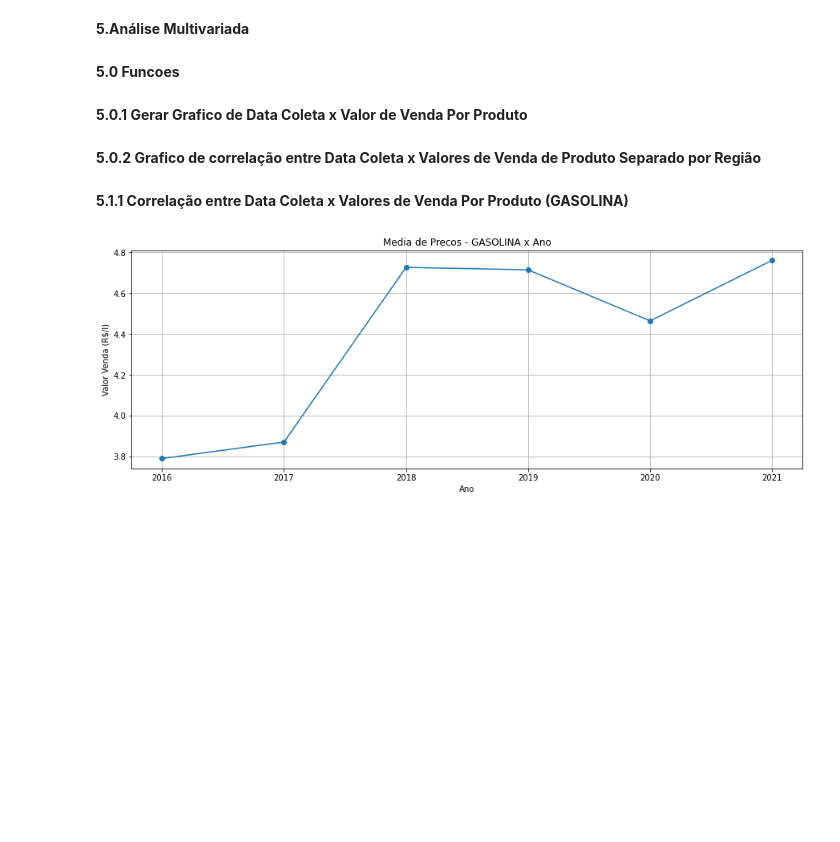
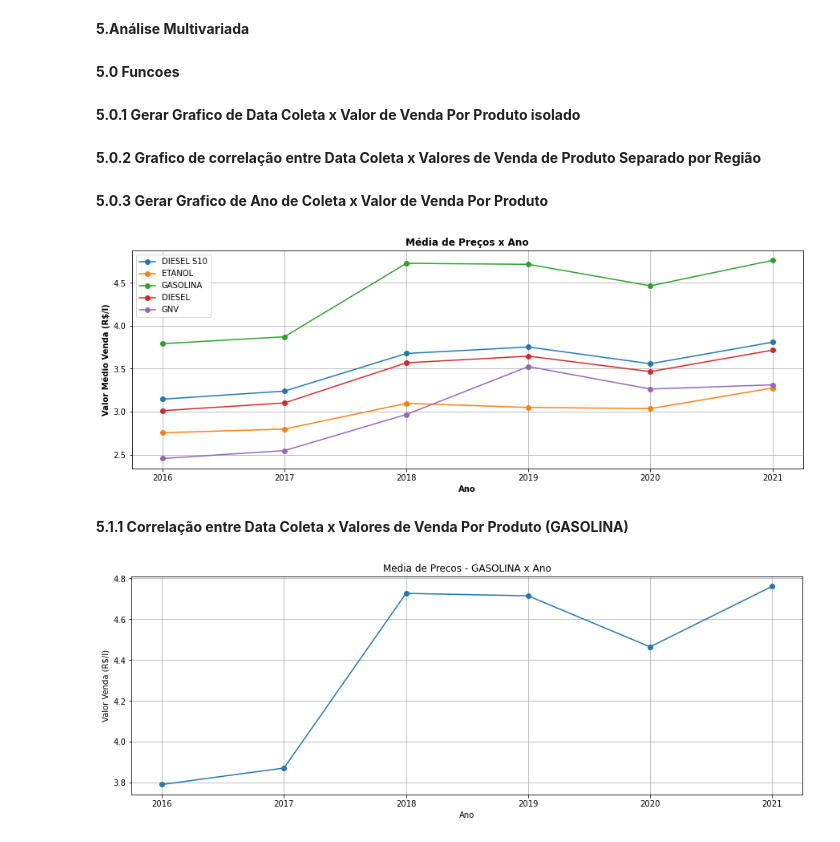
Before and after one commit to leoregisr/gas-price-history, a Jupyter notebook: AnaliseExploratoria.ipynb, the cells around one changed output. Drawn from its saved outputs; the diff is of its cells as text; code cells hidden in the pictures; blank space fills up the shorter version.

```diff
--- a/AnaliseExploratoria.ipynb
+++ b/AnaliseExploratoria.ipynb
@@ -262,7 +284,7 @@ ax.boxplot(df["Valor_Venda_Litro_Em_Reais"], widths=(15))
 # %% [markdown]
 **5.0 Funcoes**
 # %% [markdown]
-**5.0.1 Gerar Grafico de Data Coleta x Valor de Venda Por Produto**
+**5.0.1 Gerar Grafico de Data Coleta x Valor de Venda Por Produto isolado**
 # %%
 def plot_chart_data_valor_por_produto(df, produto):
     df_prod = df[df["Produto"] == produto]
@@ -294,6 +316,31 @@ def plot_chart_data_valor_por_produto_e_regiao(df, produto):
         plt.legend()
     ax.grid()
     plt.show()
+# %% [markdown]
+**5.0.3 Gerar Grafico de Ano de Coleta x Valor de Venda Por Produto**
+# %%
+def plot_chart_data_valor_por_produto(df):
+    produtos = df["Produto"].unique()
+    fig, ax = plt.subplots(figsize=(15,5))
+    for idx in range(1, len(produtos) + 1):
+        produto = produtos[idx - 1]
+        df_produto = df[df["Produto"] == produto]
+        anos_produto = df_produto["Ano_Coleta"].unique()
+        valores_produto = df_produto.groupby("Ano_Coleta").mean()["Valor_Venda_Litro_Em_Reais"]
+
+        plt.plot(anos_produto, valores_produto, marker="o", label=produto)
+        plt.ylabel("Valor Médio Venda (R$/l)", fontweight='bold')
+        plt.legend()
+
+    ax.set_title("Média de Preços x Ano", fontweight='bold')
+    plt.xlabel("Ano", fontweight='bold')
+    ax.grid()
+    plt.savefig("media_precos_ano.png", bbox_inches = 'tight',pad_inches =0.5)
+    plt.show()
+# %%
+plot_chart_data_valor_por_produto(df)
+# %% [output]
+[figure, added]
 # %% [markdown]
 **5.1.1 Correlação entre Data Coleta x Valores de Venda Por Produto (GASOLINA)**
 # %%
```
Also changed, not shown: parts of 13 cells of this notebook, 4 other files.
